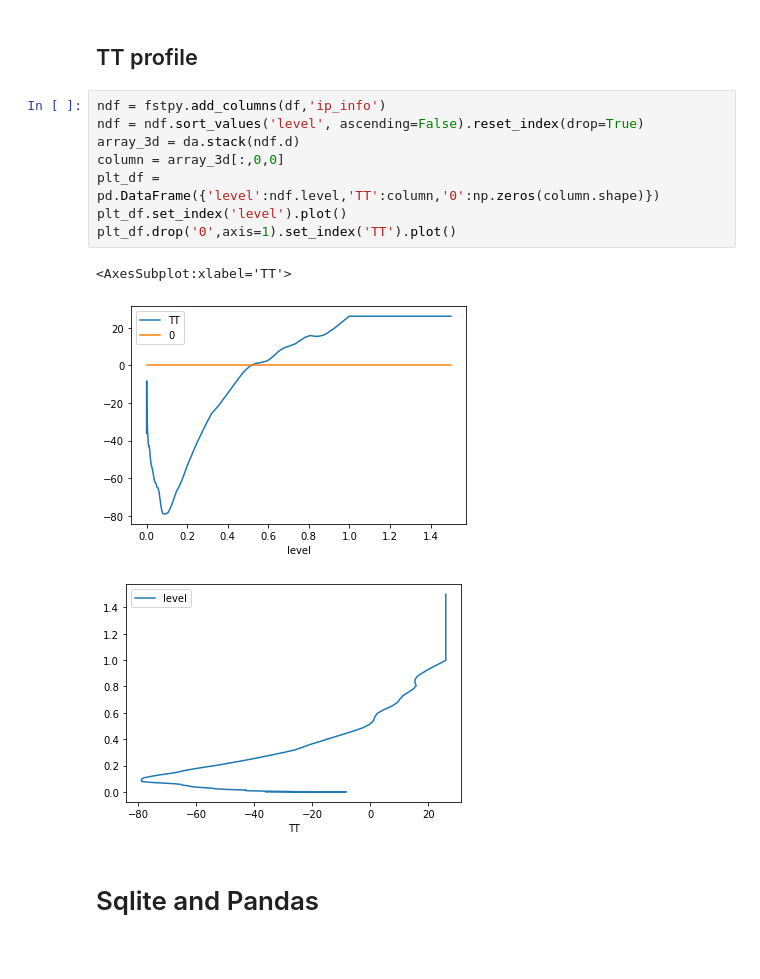
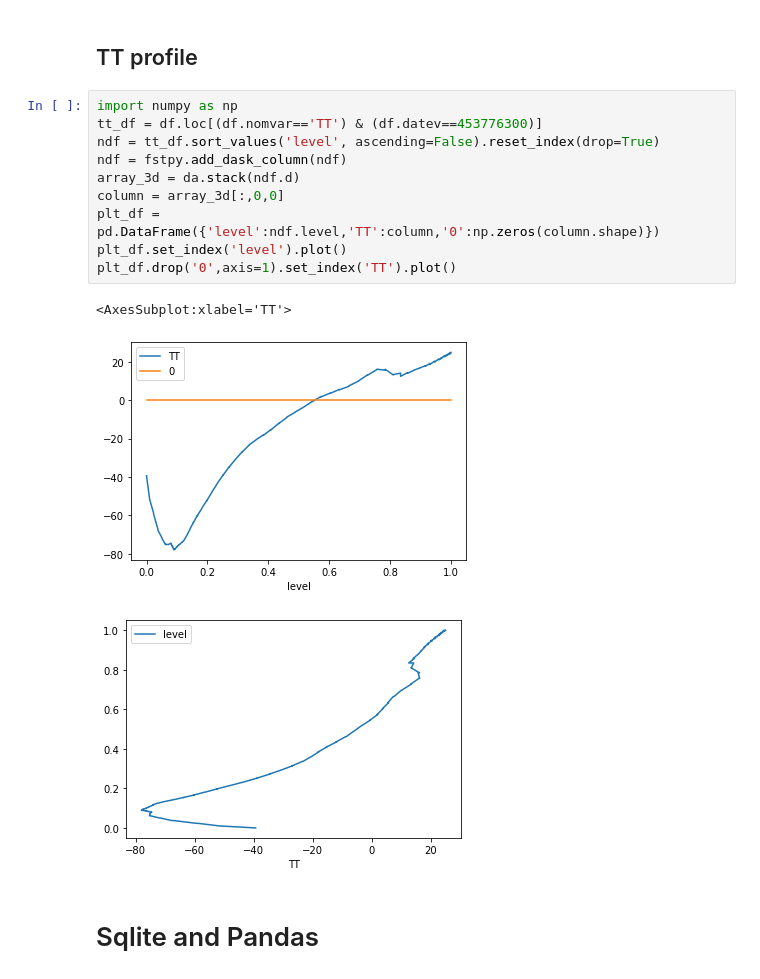
Before and after one commit to sebastiendfortier/fstpy, a Jupyter notebook: doc/Tutorial.ipynb, the cells around one changed output. Drawn from its saved outputs; the diff is of its cells as text.

```diff
--- a/doc/Tutorial.ipynb
+++ b/doc/Tutorial.ipynb
@@ -192,17 +178,19 @@ orig_tt_df.set_index('TT [C]').plot()
 # %% [markdown]
 ## TT profile
 # %%
-ndf = fstpy.add_columns(df,'ip_info')
-ndf = ndf.sort_values('level', ascending=False).reset_index(drop=True)
+import numpy as np
+tt_df = df.loc[(df.nomvar=='TT') & (df.datev==453776300)]
+ndf = tt_df.sort_values('level', ascending=False).reset_index(drop=True)
+ndf = fstpy.add_dask_column(ndf)
 array_3d = da.stack(ndf.d)
 column = array_3d[:,0,0]
 plt_df = pd.DataFrame({'level':ndf.level,'TT':column,'0':np.zeros(column.shape)})
 plt_df.set_index('level').plot()
 plt_df.drop('0',axis=1).set_index('TT').plot()
 # %% [output]
 <AxesSubplot:xlabel='TT'>
-[figure, old version]
+[figure, new version]
-[figure, old version]
+[figure, new version]
 # %% [markdown]
 # Sqlite and Pandas
 # %%
```
Also changed, not shown: parts of 31 cells of this notebook, 5 other files.
